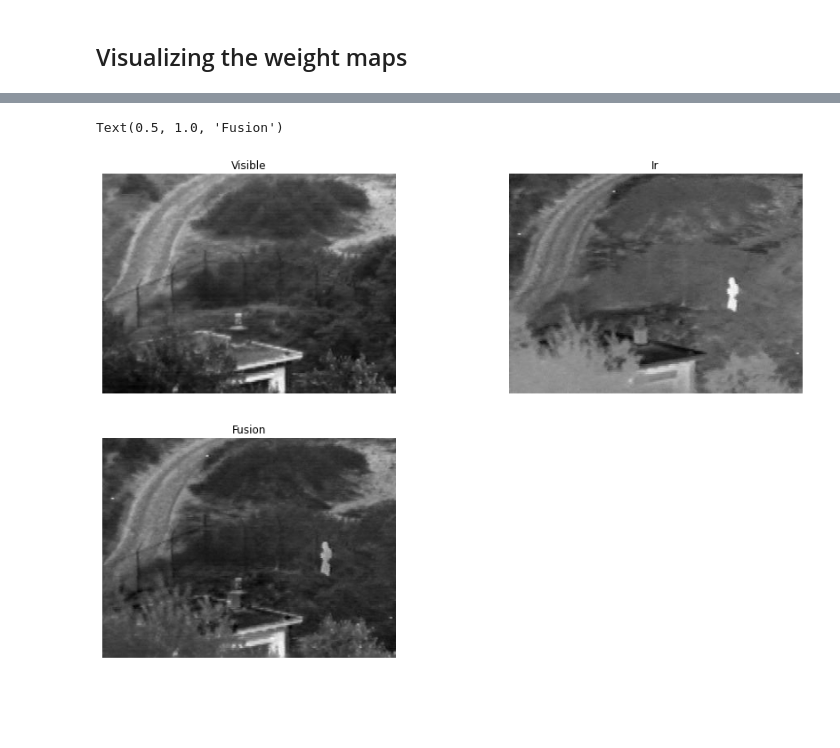
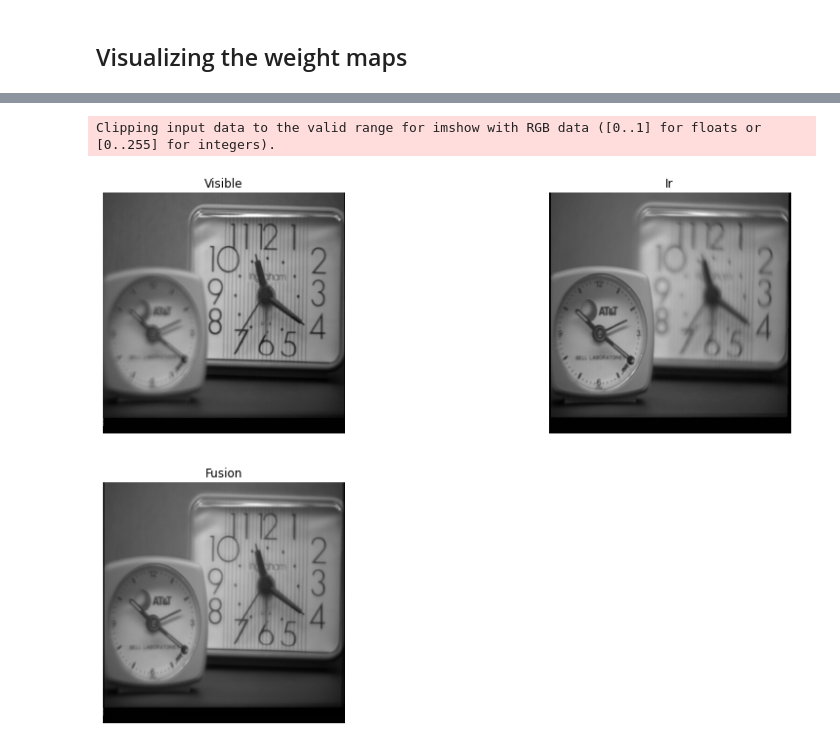
Before and after one commit to maxudong1993/imagefusion_pytorch, a Jupyter notebook: Demo.ipynb, the cells around one changed output, grey strips where cells are left out. Cells and saved outputs as stored; diff of their text form; code cells hidden in the pictures; blank space fills up the shorter version.

Commit message:
running on my clock

```diff
--- a/Demo.ipynb
+++ b/Demo.ipynb
@@ -47,8 +42,10 @@ import matplotlib.pyplot as plt
 # %%
 idx = 1
 
-gray = imread('IV_images/VIS%d.png' % idx)
-ir = imread('IV_images/IR%d.png' % idx)
+# gray = imread('IV_images/VIS%d.png' % idx)
+# ir = imread('IV_images/IR%d.png' % idx)
+gray = imread('clocks/clockA.jpg')
+ir = imread('clocks/clockB.jpg')
 # %% [markdown]
 ## Using the method immediately
 # %%
@@ -115,30 +118,28 @@ plt.show()
 # %%
 import matplotlib
 low_fused = (graylow + irlow) / 2
 high_fused = saliency_max
 
 fusion = low_fused + high_fused
-
-
-#save result
-
-matplotlib.image.imsave('IV_images/Fusion1.png', fusion,cmap ='gray')
 
 plt.figure(figsize=(15, 10))
 plt.subplot(2, 2, 1)
 plt.imshow(gray, 'gray')
 plt.axis('off')
 plt.title('Visible')
 
 plt.subplot(2, 2, 2)
 plt.imshow(ir, 'gray')
 plt.axis('off')
 plt.title('Ir')
 
 plt.subplot(2, 2, 3)
 plt.imshow(fusion, 'gray')
 plt.axis('off')
 plt.title('Fusion')
+#save result
+fusion = np.clip(fusion, 0, 1)
+plt.imsave('IV_images/Fusion1.png', fusion, vmin=0, vmax=255,cmap ='gray')
 # %% [output]
-Text(0.5, 1.0, 'Fusion')
+Clipping input data to the valid range for imshow with RGB data ([0..1] for floats or [0..255] for integers).
-[figure, old version]
+[figure, new version]
```
Also changed, not shown: parts of 4 cells of this notebook.
